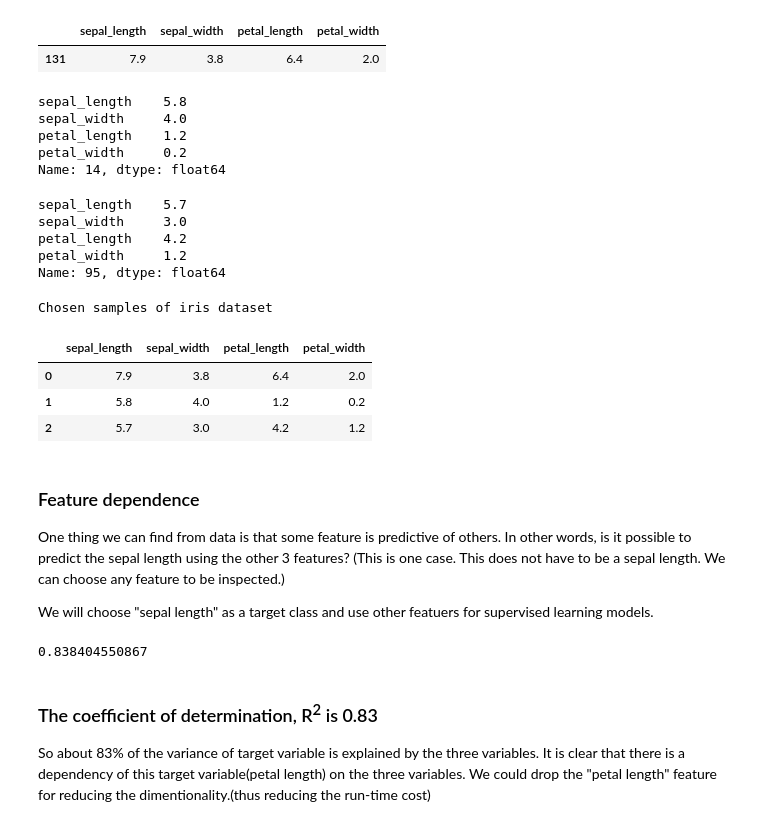
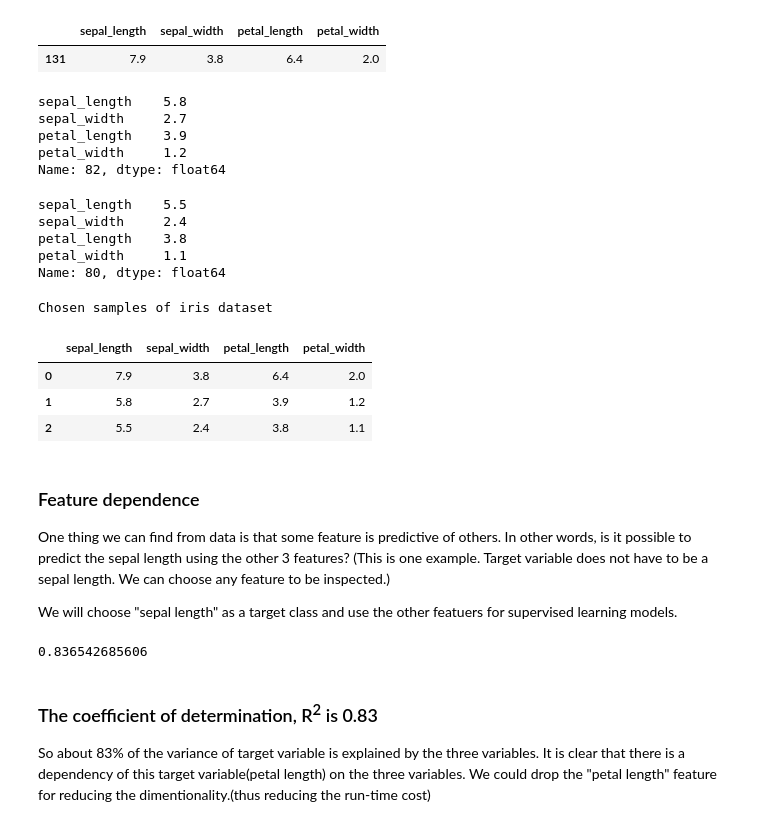
Before and after one commit to Juice178/data-analysis-for-Iris-dataset, a Jupyter notebook: iris_dataset.ipynb, the cells around one changed output. Saved outputs shown, nothing was run; the diff lists cells and outputs as text; code cells hidden in the pictures.

```diff
--- a/iris_dataset.ipynb
+++ b/iris_dataset.ipynb
@@ -94,9 +88,11 @@ array(['Iris-setosa', 'Iris-versicolor', 'Iris-virginica'], dtype=object)
 # By default, dataset is shuffled before the split
 # set random_state in order for later replication(we can replicate the result this way since
 # same split will occur if we use the same random_state number)
+# we will use whole datasets as training data and use split to just shuffle the data
 
 from sklearn.model_selection import train_test_split
-X_train, X_test, y_train, y_test = train_test_split(X_data, y_data_en, random_state=7)
+X_train, X_test, y_train, y_test = train_test_split(X_data, y_data_en,
+                                                    test_size = 0, random_state=7)
 # %%
 print("X_train and X_test shape : {0} vs {1}".format(X_train.shape, X_test.shape) )
 print("y_train and y_test shape : {0} vs {1}".format(y_train.shape, y_test.shape))
@@ -141,8 +142,8 @@ sample_1 = X_train.loc[X_train["sepal_length"] >= 7.8]
 X_train.loc[(abs(X_train["sepal_length"] - X_train["sepal_length"].mean())).argmin()]
 # %% [output]
 sepal_length    5.8
-sepal_width     4.0
-petal_length    1.2
-petal_width     0.2
-Name: 14, dtype: float64
+sepal_width     2.7
+petal_length    3.9
+petal_width     1.2
+Name: 82, dtype: float64
 # %%
@@ -150,10 +151,10 @@ sample_2 = X_train.loc[14]
 # %%
-# Choose a sample whose petal width is the closest to the mean value
-X_train.loc[(abs(X_train["petal_width"] - X_train["petal_width"].mean())).argmin()]
+# Choose a sample whose petal length is the closest to the mean value
+X_train.loc[(abs(X_train["petal_length"] - X_train["petal_length"].mean())).argmin()]
 # %% [output]
-sepal_length    5.7
-sepal_width     3.0
-petal_length    4.2
-petal_width     1.2
-Name: 95, dtype: float64
+sepal_length    5.5
+sepal_width     2.4
+petal_length    3.8
+petal_width     1.1
+Name: 80, dtype: float64
 # %%
@@ -162,20 +163,20 @@ sample_3 = X_train.loc[95]
 # create a holder for the three samples chosen
 samples = [sample_1, sample_2, sample_3]
 # %%
-indices = [131, 14, 95]
+indices = [131, 82, 80]
 samples = pd.DataFrame(X_train.loc[indices], columns=X_train.keys()).reset_index(drop=True)
 print("Chosen samples of iris dataset")
 samples
 # %% [output]
 Chosen samples of iris dataset
 |  | sepal_length | sepal_width | petal_length | petal_width |
 | 0 | 7.9 | 3.8 | 6.4 | 2.0 |
-| 1 | 5.8 | 4.0 | 1.2 | 0.2 |
-| 2 | 5.7 | 3.0 | 4.2 | 1.2 |
+| 1 | 5.8 | 2.7 | 3.9 | 1.2 |
+| 2 | 5.5 | 2.4 | 3.8 | 1.1 |
 # %% [markdown]
 <h3>Feature dependence</h3>
-<p>One thing we can find from data is that some feature is predictive of others. In other words, is it possible to predict the sepal length using the other 3 features? (This is one case. This does not have to be a sepal length. We can choose any feature to be inspected.)</p>
-<p>We will choose "sepal length" as a target class and use other featuers for supervised learning models.</p>
+<p>One thing we can find from data is that some feature is predictive of others. In other words, is it possible to predict the sepal length using the other 3 features? (This is one example. Target variable does not have to be a sepal length. We can choose any feature to be inspected.)</p>
+<p>We will choose "sepal length" as a target class and use the other featuers for supervised learning models.</p>
 # %%
 # Copy the X_train data and split them into a target(a dependent variable)
 # and independet variables
@@ -195,7 +196,7 @@ from sklearn.metrics import r2_score
 score = r2_score(y_pseudo_test, y_pseduo_pred)
 print(score)
 # %% [output]
-0.838404550867
+0.836542685606
 # %% [markdown]
 <h3>The coefficient of determination, R<sup>2</sup> is 0.83</h3>
 <p>So about 83% of the variance of target variable is explained by the three variables.
```
Also changed, not shown: parts of 56 cells of this notebook.
